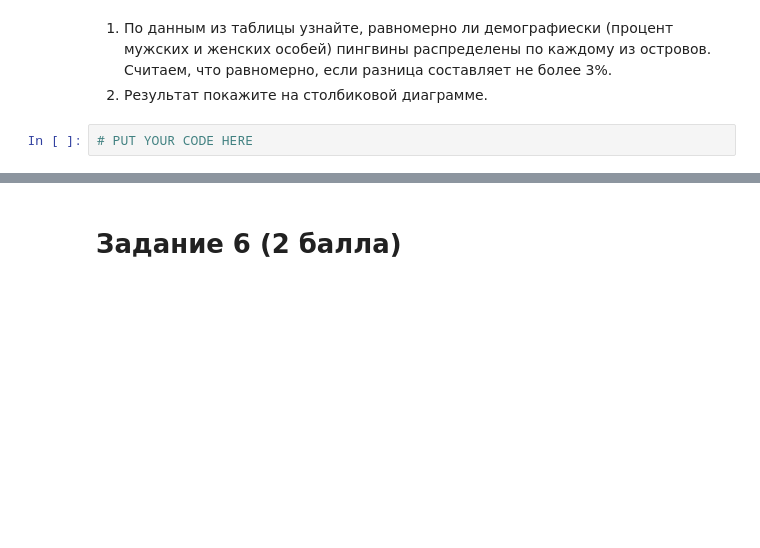
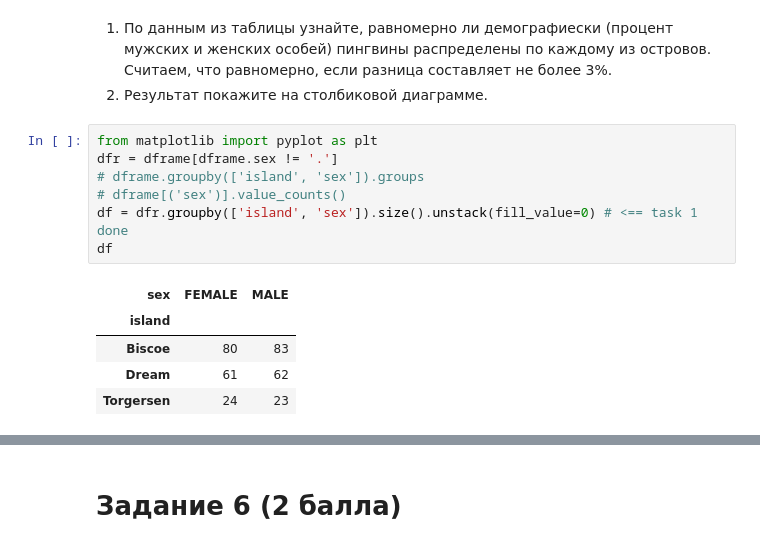
Before and after one commit to xhackerino/DataAnalysisLab_2, a Jupyter notebook: Lab2_Rakin_Ilya.ipynb, the cells around one changed output, grey strips where cells are left out. Saved outputs shown, nothing was run; the diff lists cells and outputs as text; blank space fills up the shorter version.

```diff
--- a/Lab2_Rakin_Ilya.ipynb
+++ b/Lab2_Rakin_Ilya.ipynb
@@ -171,5 +171,16 @@ dframe.isnull().sum().idxmax() # <== task 2 done
 # %% [markdown]
 1. По данным из таблицы узнайте, равномерно ли демографиески (процент мужских и женских особей) пингвины распределены по каждому из островов. Считаем, что равномерно, если разница составляет не более 3%.
 2. Результат покажите на столбиковой диаграмме.
-# %%
-# PUT YOUR CODE HERE
+# %%
+from matplotlib import pyplot as plt
+dfr = dframe[dframe.sex != '.']
+# dframe.groupby(['island', 'sex']).groups
+# dframe[('sex')].value_counts()
+df = dfr.groupby(['island', 'sex']).size().unstack(fill_value=0) # <== task 1 done
+df
+# %% [output]
+| sex | FEMALE | MALE |
+| island |  |  |
+| Biscoe | 80 | 83 |
+| Dream | 61 | 62 |
+| Torgersen | 24 | 23 |
```
Also changed, not shown: parts of 5 cells of this notebook.
